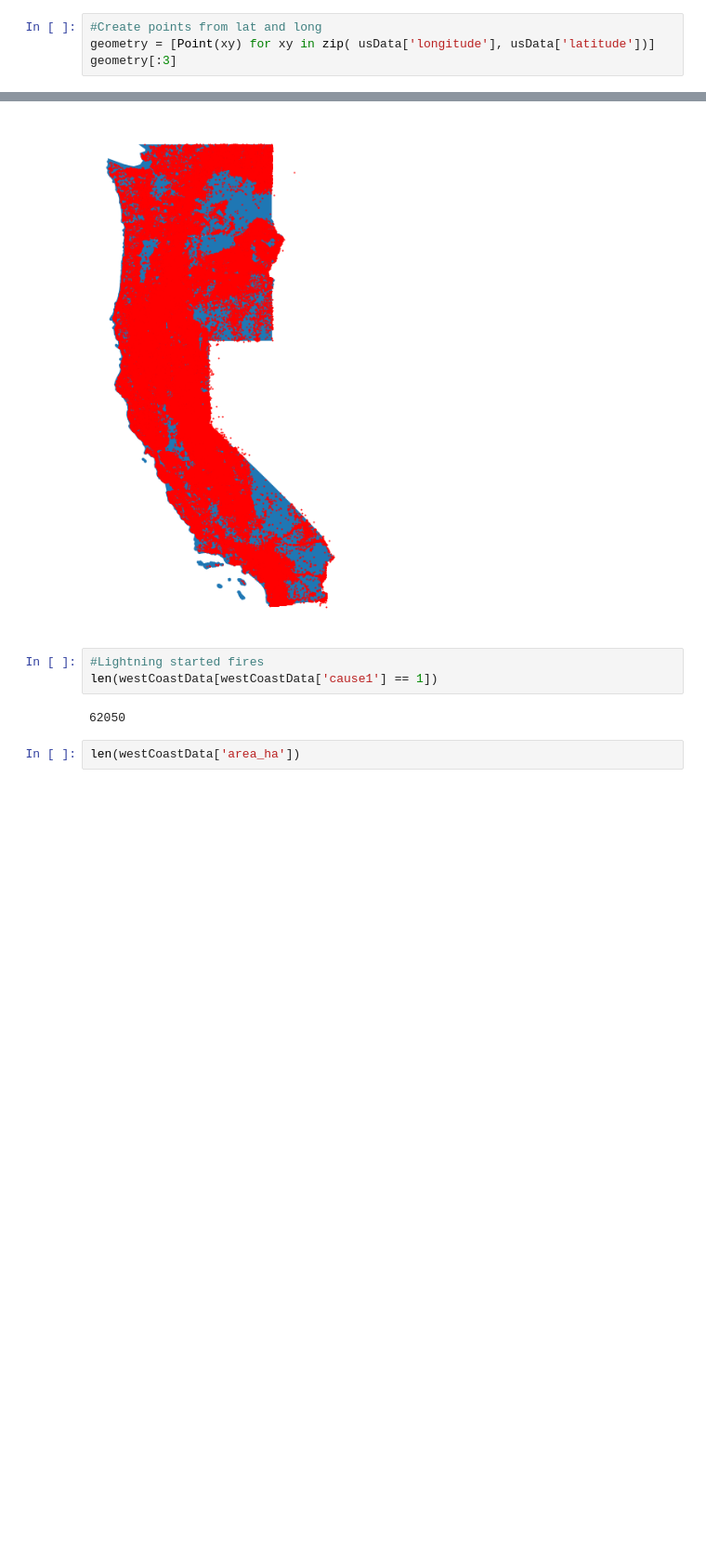
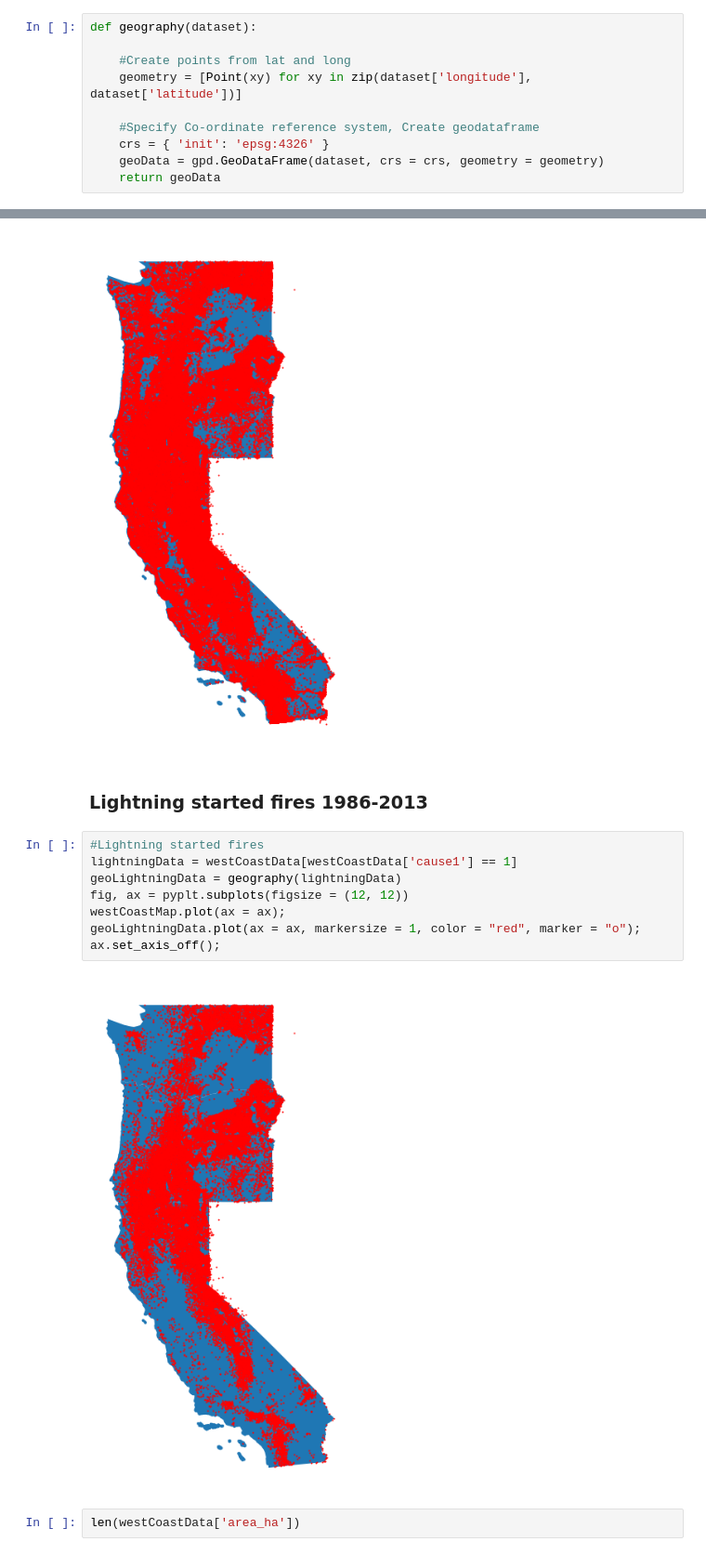
Before and after one commit to tcparchem/CS-418-Semester-Project, a Jupyter notebook: Analysis of Fire Start Data.ipynb, the cells around one changed output, grey strips where cells are left out. Shown: that part at 93% size. Saved outputs shown, nothing was run; the diff lists cells and outputs as text; blank space fills up the shorter version.

Commit message:
add TODOs and ideas, lightning fire gpd

```diff
--- a/Analysis of Fire Start Data.ipynb
+++ b/Analysis of Fire Start Data.ipynb
@@ -83,6 +104,12 @@ usData.head(10)
 | 8 | 41.233611 | -122.283333 | 2005 | 3 | 15 | 74 | 0.404686 | 5 | 2 | 5 | ... |
 | 9 | 38.548333 | -120.149167 | 2004 | 7 | 1 | 183 | 0.040469 | 1 | 1 | 1 | ... |
 # %%
-#Create points from lat and long
-geometry = [Point(xy) for xy in zip( usData['longitude'], usData['latitude'])]
-geometry[:3]
+def geography(dataset):
+
+    #Create points from lat and long
+    geometry = [Point(xy) for xy in zip(dataset['longitude'], dataset['latitude'])]
+
+    #Specify Co-ordinate reference system, Create geodataframe
+    crs = { 'init': 'epsg:4326' }
+    geoData = gpd.GeoDataFrame(dataset, crs = crs, geometry = geometry)
+    return geoData
@@ -187,11 +188,18 @@ geoWCData.plot(ax = ax, markersize = 1, color = "red", marker = "o");
 ax.set_axis_off();
 # %% [output]
 [figure]
-# %%
-#Lightning started fires
-len(westCoastData[westCoastData['cause1'] == 1])
-# %% [output]
-62050
+# %% [markdown]
+### Lightning started fires 1986-2013
+# %%
+#Lightning started fires
+lightningData = westCoastData[westCoastData['cause1'] == 1]
+geoLightningData = geography(lightningData)
+fig, ax = pyplt.subplots(figsize = (12, 12))
+westCoastMap.plot(ax = ax);
+geoLightningData.plot(ax = ax, markersize = 1, color = "red", marker = "o");
+ax.set_axis_off();
+# %% [output]
+[figure, added]
 # %%
 len(westCoastData['area_ha'])
 # %% [output]
```
Also changed, not shown: parts of 9 cells of this notebook.
